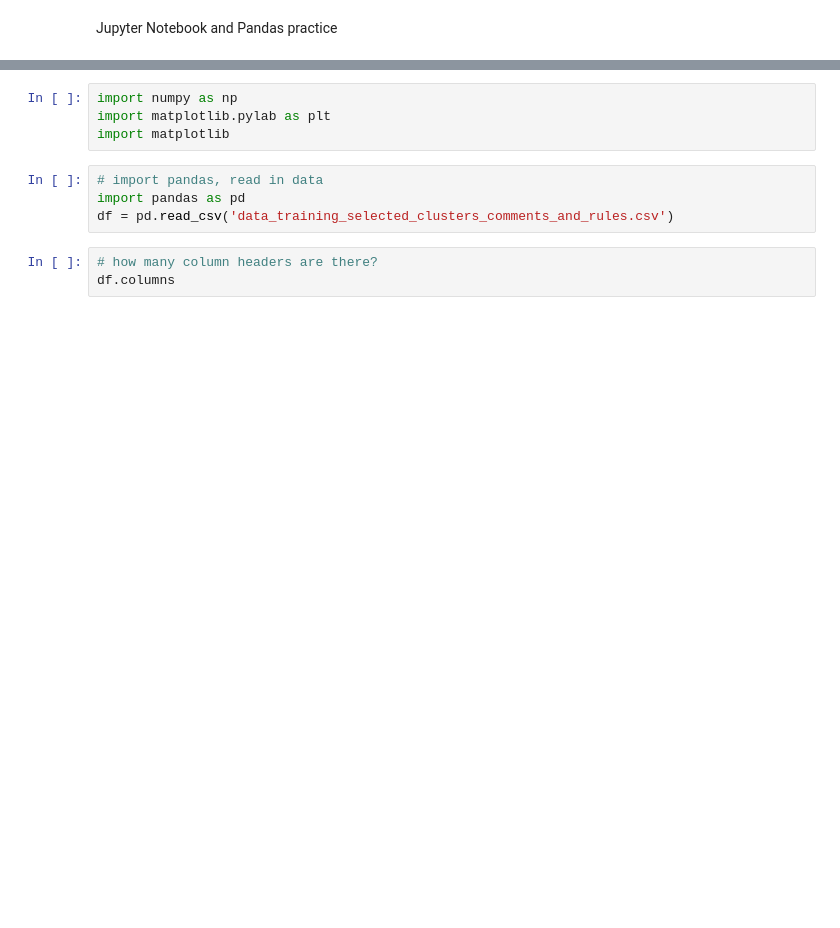
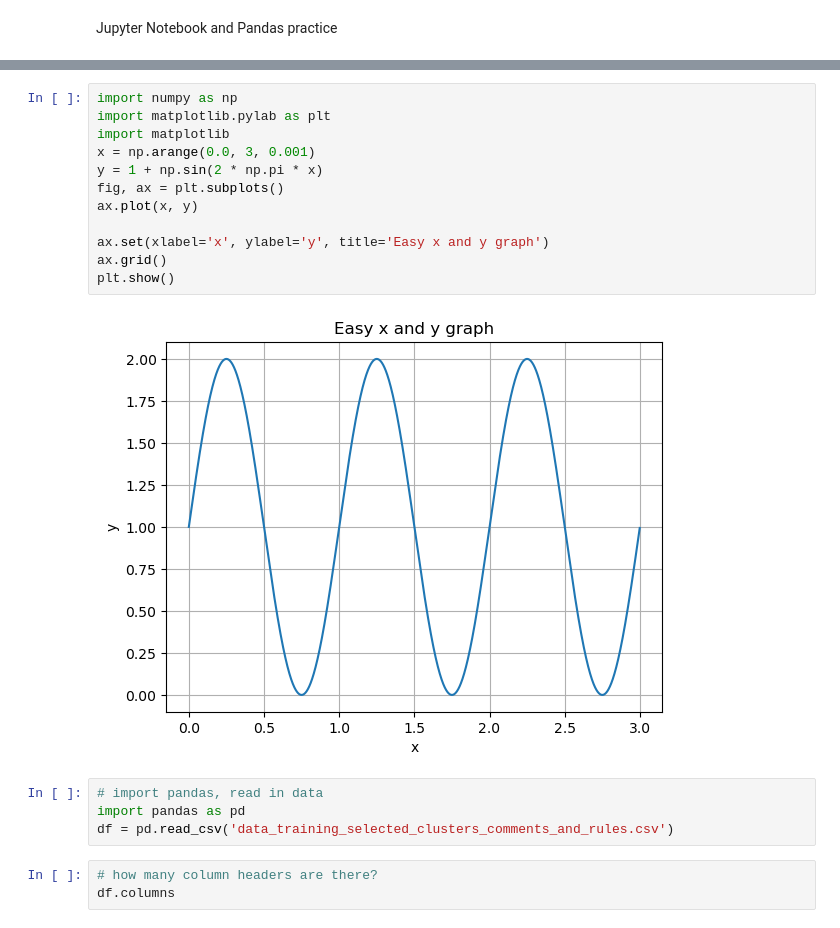
Before and after one commit to aliz1726/BridgingNorms, a Jupyter notebook: practice.ipynb, the cells around one changed output, grey strips where cells are left out. Drawn from its saved outputs; the diff is of its cells as text; blank space fills up the shorter version.

Commit message:
Plotting practice

```diff
--- a/practice.ipynb
+++ b/practice.ipynb
@@ -6,7 +9,17 @@ print('hello world')
 # %%
 import numpy as np
 import matplotlib.pylab as plt
 import matplotlib
+x = np.arange(0.0, 3, 0.001)
+y = 1 + np.sin(2 * np.pi * x)
+fig, ax = plt.subplots()
+ax.plot(x, y)
+
+ax.set(xlabel='x', ylabel='y', title='Easy x and y graph')
+ax.grid()
+plt.show()
+# %% [output]
+[figure, added]
 # %%
 # import pandas, read in data
 import pandas as pd
```
Also changed, not shown: parts of 12 cells of this notebook.
